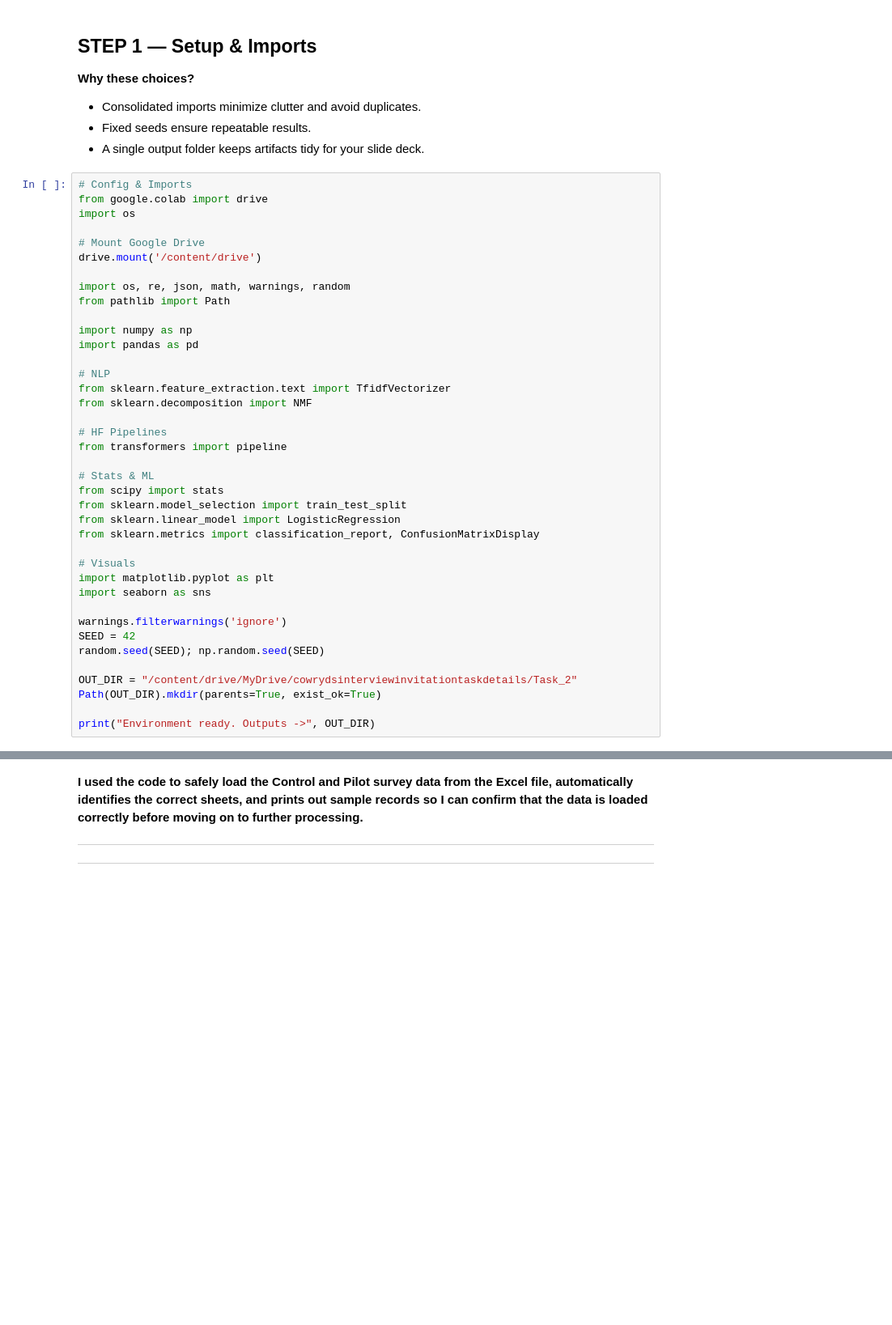
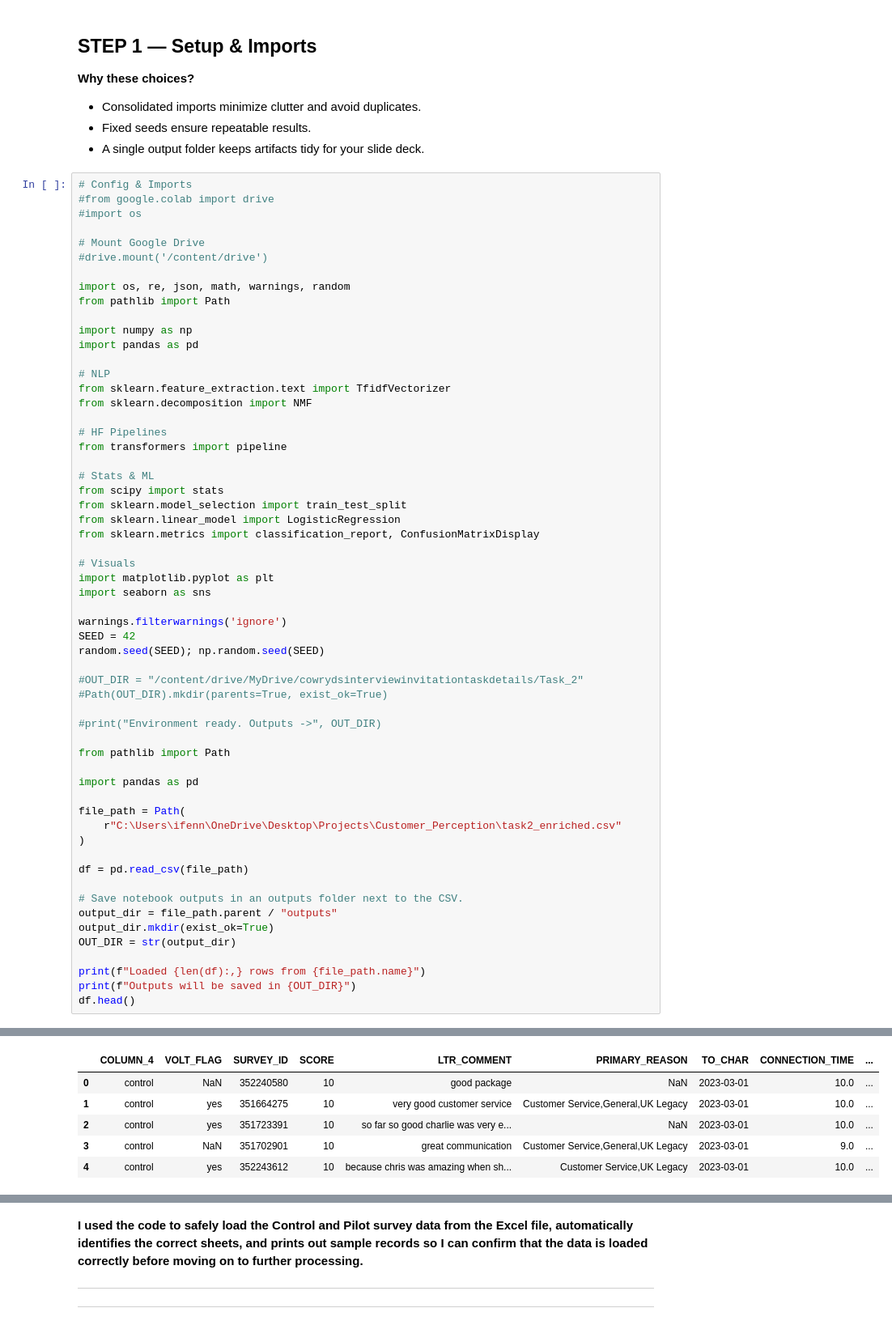
Before and after one commit to PraiseOkwuba/Customer-Perception, a Jupyter notebook: Customer_Preparedness.ipynb, the cells around one changed output, grey strips where cells are left out. Shown at 81% size. Saved outputs shown, nothing was run; the diff lists cells and outputs as text; blank space fills up the shorter version.

```diff
--- a/Customer_Preparedness.ipynb
+++ b/Customer_Preparedness.ipynb
@@ -14,11 +14,11 @@
 - A single output folder keeps artifacts tidy for your slide deck.
 # %%
 # Config & Imports
-from google.colab import drive
-import os
+#from google.colab import drive
+#import os
 
 # Mount Google Drive
-drive.mount('/content/drive')
+#drive.mount('/content/drive')
 
 import os, re, json, math, warnings, random
 from pathlib import Path
@@ -47,8 +47,27 @@ warnings.filterwarnings('ignore')
 SEED = 42
 random.seed(SEED); np.random.seed(SEED)
 
-OUT_DIR = "/content/drive/MyDrive/cowrydsinterviewinvitationtaskdetails/Task_2"
-Path(OUT_DIR).mkdir(parents=True, exist_ok=True)
+#OUT_DIR = "/content/drive/MyDrive/cowrydsinterviewinvitationtaskdetails/Task_2"
+#Path(OUT_DIR).mkdir(parents=True, exist_ok=True)
 
-print("Environment ready. Outputs ->", OUT_DIR)
+#print("Environment ready. Outputs ->", OUT_DIR)
+
+from pathlib import Path
+
+import pandas as pd
+
+file_path = Path(
+    r"C:\Users\ifenn\OneDrive\Desktop\Projects\Customer_Perception\task2_enriched.csv"
+)
+
+df = pd.read_csv(file_path)
+
+# Save notebook outputs in an outputs folder next to the CSV.
+output_dir = file_path.parent / "outputs"
+output_dir.mkdir(exist_ok=True)
+OUT_DIR = str(output_dir)
+
+print(f"Loaded {len(df):,} rows from {file_path.name}")
+print(f"Outputs will be saved in {OUT_DIR}")
+df.head()
 # %% [output]
@@ -56,0 +76,6 @@ Environment ready. Outputs -> /content/drive/MyDrive/cowrydsinterviewinvitationt
+|  | COLUMN_4 | VOLT_FLAG | SURVEY_ID | SCORE | LTR_COMMENT | PRIMARY_REASON | TO_CHAR | CONNECTION_TIME | ... |
+| 0 | control | NaN | 352240580 | 10 | good package | NaN | 2023-03-01 | 10.0 | ... |
+| 1 | control | yes | 351664275 | 10 | very good customer service | Customer Service,General,UK Legacy | 2023-03-01 | 10.0 | ... |
+| 2 | control | yes | 351723391 | 10 | so far so good charlie was very e... | NaN | 2023-03-01 | 10.0 | ... |
+| 3 | control | NaN | 351702901 | 10 | great communication | Customer Service,General,UK Legacy | 2023-03-01 | 9.0 | ... |
+| 4 | control | yes | 352243612 | 10 | because chris was amazing when sh... | Customer Service,UK Legacy | 2023-03-01 | 10.0 | ... |
```
Also changed, not shown: parts of 11 cells of this notebook, 1 other file.
